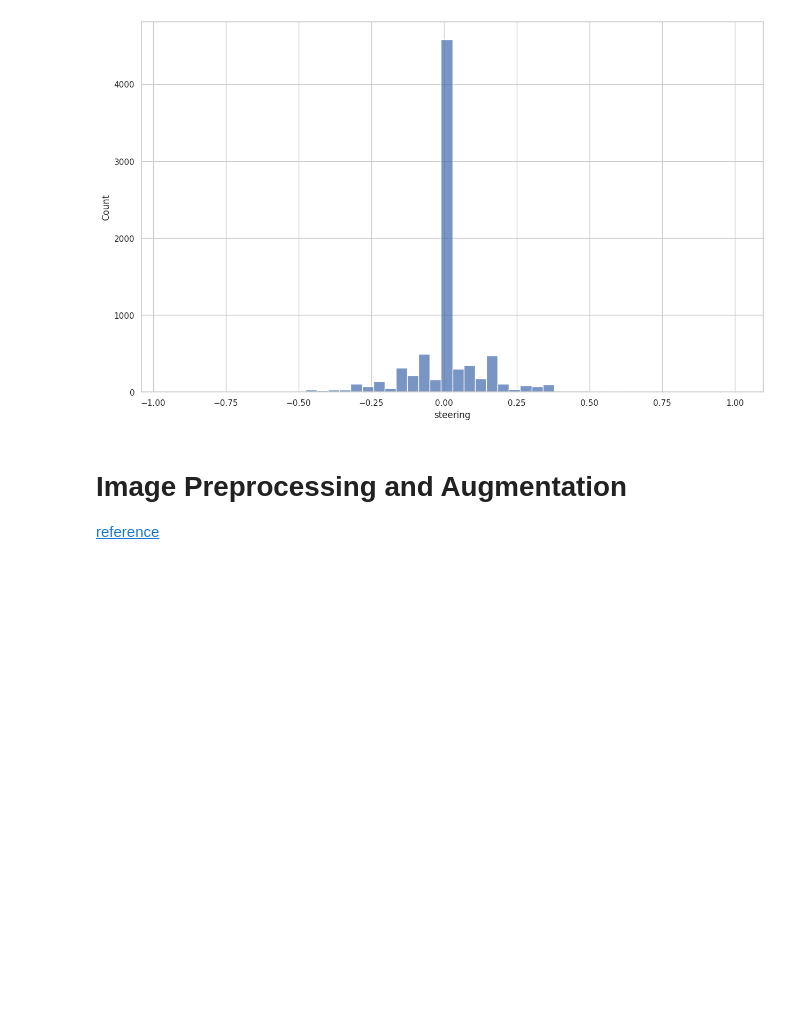
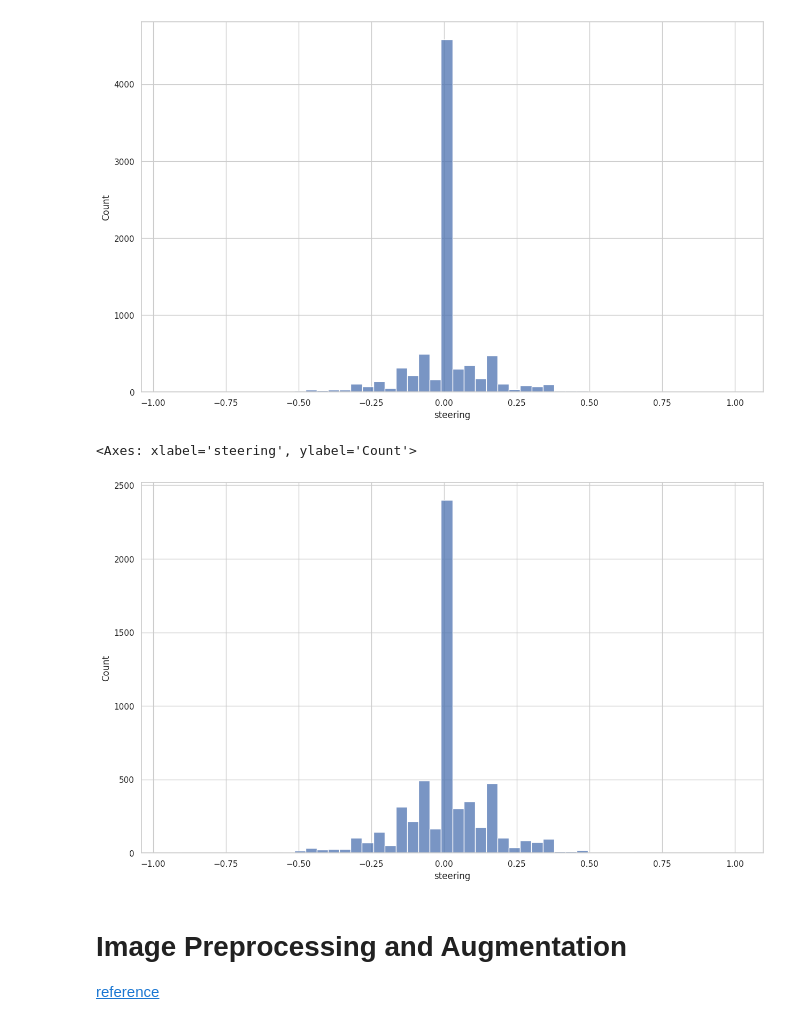
Before and after one commit to No1Talent/DLSelfDrivingCars, a Jupyter notebook: Self_Driving_Car.ipynb, the cells around one changed output. Saved outputs shown, nothing was run; the diff lists cells and outputs as text; code cells hidden in the pictures; blank space fills up the shorter version.

```diff
--- a/Self_Driving_Car.ipynb
+++ b/Self_Driving_Car.ipynb
@@ -88,3 +74,15 @@ data.head()
+# %%
+# First, identify the indices where steering is 0
+zero_steering_indices = data[data['steering'] == 0].index
+
+# Calculate the number of indices to drop (30% of the total zero steering data)
+num_indices_to_drop = int(0.5 * len(zero_steering_indices))
+
+# Randomly select indices to drop
+indices_to_drop = np.random.choice(zero_steering_indices, size=num_indices_to_drop, replace=False)
+
+# Drop the selected indices from the DataFrame
+data_ds = data.drop(indices_to_drop)
 # %%
 # data["steering"].describe()
 # plt.hist(data["steering"])
@@ -97,6 +95,16 @@ sns.histplot(data["steering"], bins = 50)
 # %% [output]
 <Axes: xlabel='steering', ylabel='Count'>
 [figure]
+# %%
+import matplotlib.pyplot as plt
+import seaborn as sns
+
+sns.set(style = 'whitegrid')
+plt.figure(figsize = (15,9))
+sns.histplot(data_ds["steering"], bins = 50)
+# %% [output]
+<Axes: xlabel='steering', ylabel='Count'>
+[figure, added]
 # %% [markdown]
 # Image Preprocessing and Augmentation
 
```
Also changed, not shown: parts of 23 cells of this notebook.
